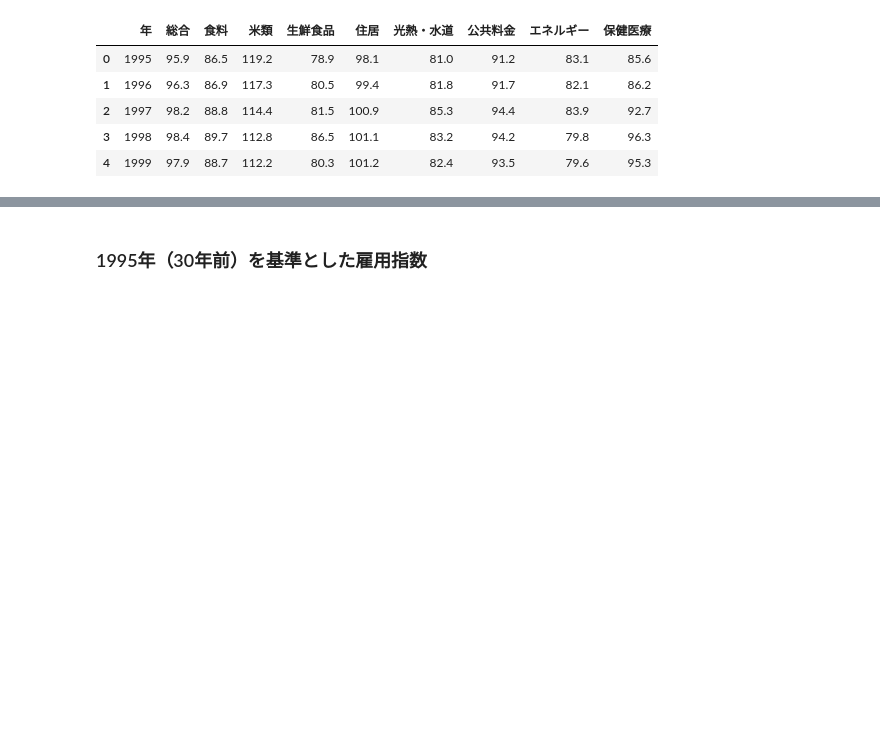
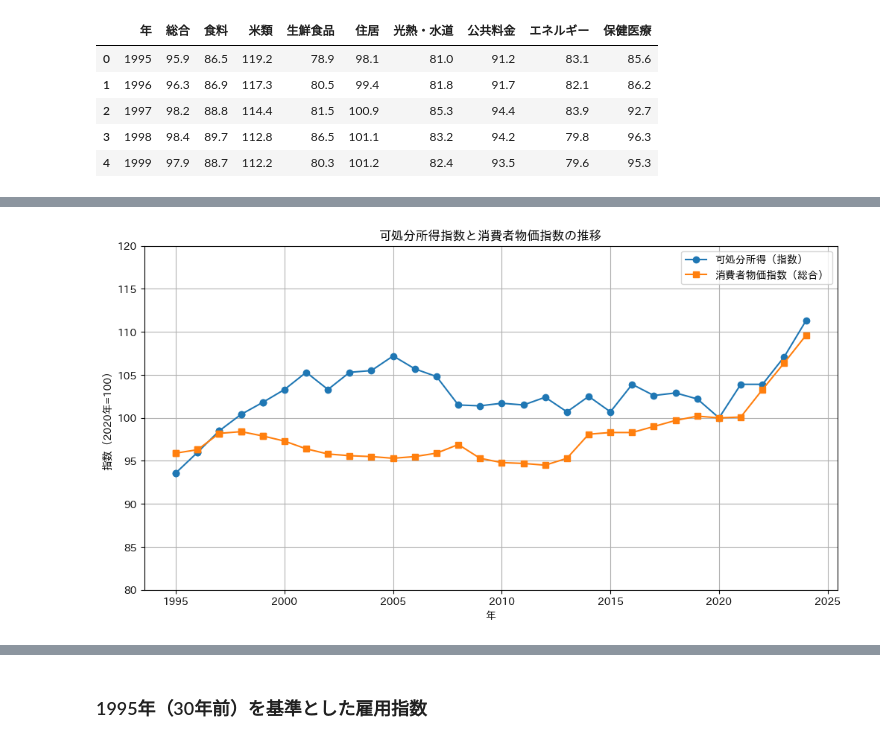
Before and after one commit to M-Yusei1001/K417_Capstone_G9, a Jupyter notebook: eda.ipynb, the cells around one changed output, grey strips where cells are left out. Saved outputs shown, nothing was run; the diff lists cells and outputs as text; code cells hidden in the pictures; blank space fills up the shorter version.

```diff
--- a/eda.ipynb
+++ b/eda.ipynb
@@ -785,0 +822,14 @@ wages_4e_and_cpi =
+# %%
+# 可処分所得 と 総合（消費者物価指数）をプロットして比較する
+plt.figure(figsize=(12, 6))
+plt.plot(wages_4e_and_cpi["年"], wages_4e_and_cpi["可処分所得_指数"], marker='o', label="可処分所得（指数）")
+plt.plot(wages_4e_and_cpi["年"], wages_4e_and_cpi["総合"], marker='s', label="消費者物価指数（総合）")
+plt.xlabel("年")
+plt.ylim(80, 120)
+plt.ylabel("指数（2020年=100）")
+plt.grid(True)
+plt.title("可処分所得指数と消費者物価指数の推移")
+plt.legend()
+plt.show()
+# %% [output]
+[figure, added]
```
Also changed, not shown: parts of 7 cells of this notebook.
